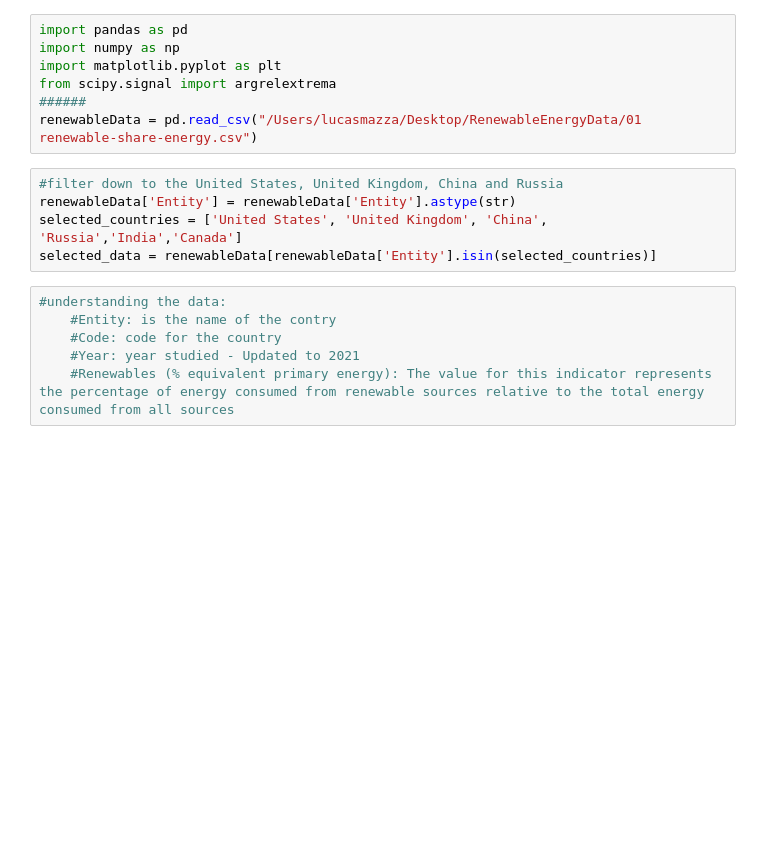
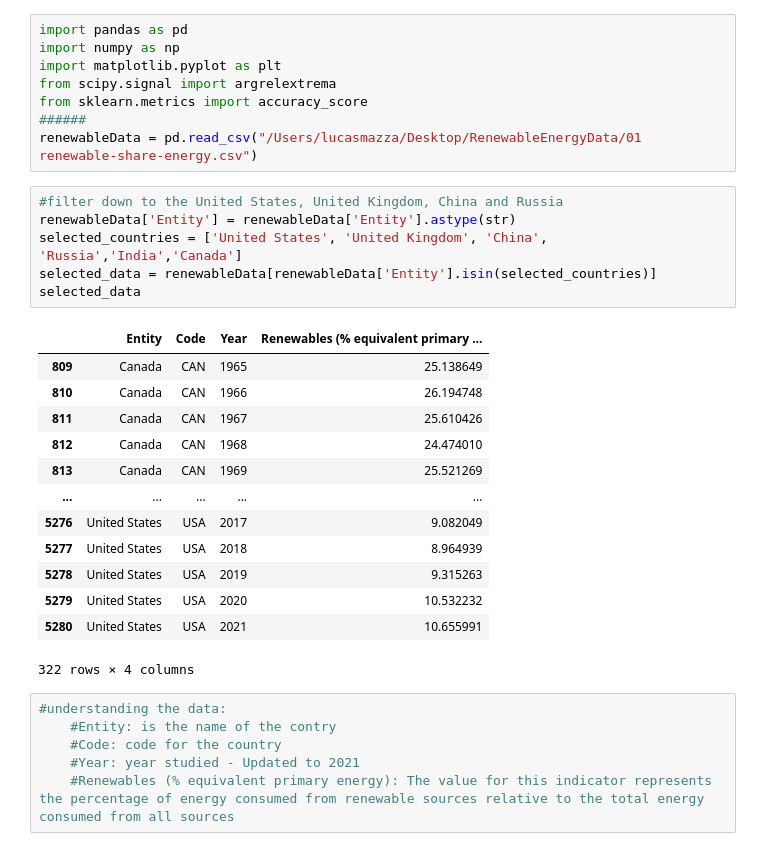
Before and after one commit to LucasMazza42/Energy-Analytics, a Jupyter notebook: ResearchDoc.ipynb, the cells around one changed output. Saved outputs shown, nothing was run; the diff lists cells and outputs as text; blank space fills up the shorter version.

```diff
--- a/ResearchDoc.ipynb
+++ b/ResearchDoc.ipynb
@@ -3,13 +3,29 @@ import pandas as pd
 import numpy as np
 import matplotlib.pyplot as plt
 from scipy.signal import argrelextrema
+from sklearn.metrics import accuracy_score
 ######
 renewableData = pd.read_csv("/Users/lucasmazza/Desktop/RenewableEnergyData/01 renewable-share-energy.csv")
 # %%
 #filter down to the United States, United Kingdom, China and Russia
 renewableData['Entity'] = renewableData['Entity'].astype(str)
 selected_countries = ['United States', 'United Kingdom', 'China', 'Russia','India','Canada']
 selected_data = renewableData[renewableData['Entity'].isin(selected_countries)]
+selected_data
+# %% [output]
+|  | Entity | Code | Year | Renewables (% equivalent primary ... |
+| 809 | Canada | CAN | 1965 | 25.138649 |
+| 810 | Canada | CAN | 1966 | 26.194748 |
+| 811 | Canada | CAN | 1967 | 25.610426 |
+| 812 | Canada | CAN | 1968 | 24.474010 |
+| 813 | Canada | CAN | 1969 | 25.521269 |
+| ... | ... | ... | ... | ... |
+| 5276 | United States | USA | 2017 | 9.082049 |
+| 5277 | United States | USA | 2018 | 8.964939 |
+| 5278 | United States | USA | 2019 | 9.315263 |
+| 5279 | United States | USA | 2020 | 10.532232 |
+| 5280 | United States | USA | 2021 | 10.655991 |
+322 rows × 4 columns
 # %%
 #understanding the data:
     #Entity: is the name of the contry
```
Also changed, not shown: parts of 9 cells of this notebook.
